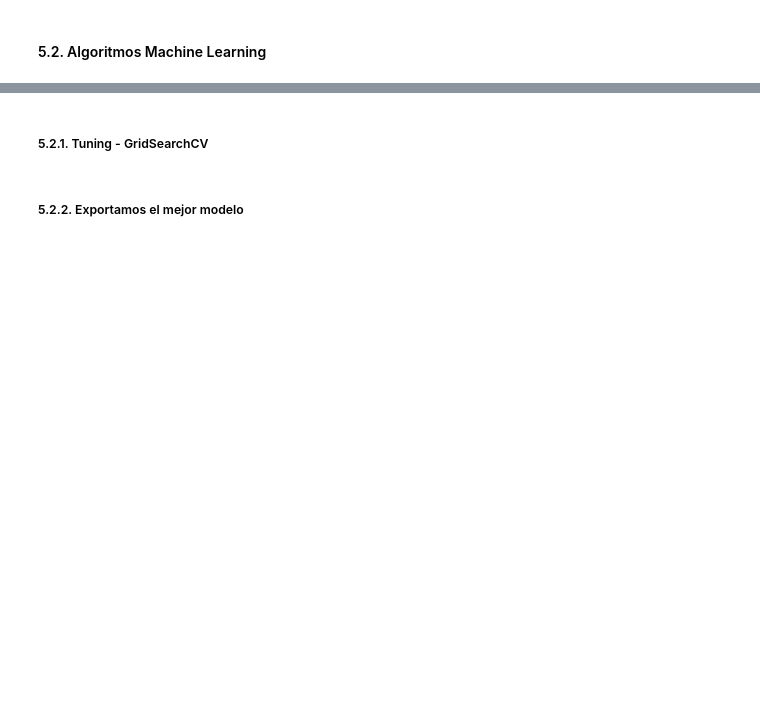
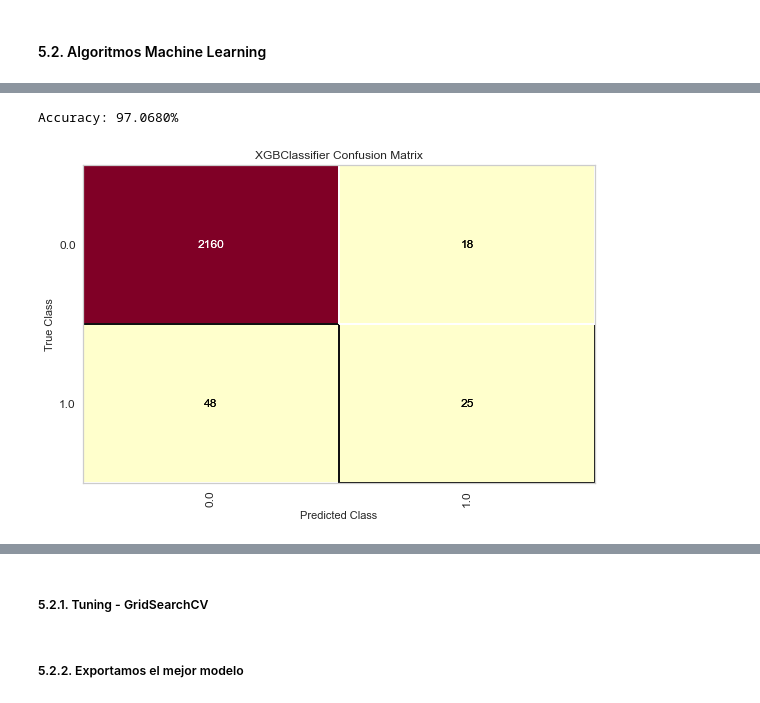
Before and after one commit to Project-ML-PUCP/BankruptcyTaiwan, a Jupyter notebook: 03. Codigo/03.4. Modeling - XGB.ipynb, the cells around one changed output, grey strips where cells are left out. Saved outputs shown, nothing was run; the diff lists cells and outputs as text; code cells hidden in the pictures; blank space fills up the shorter version.

```diff
--- a/03. Codigo/03.4. Modeling - XGB.ipynb
+++ b/03. Codigo/03.4. Modeling - XGB.ipynb
@@ -91,3 +135,11 @@ dataset_normalizado.head()
 ### **5. Modelamiento de Datos o Creación del Algoritmo de ML**
 # %% [markdown]
 #### 5.1. Particion Muestral
+# %%
+X = dataset_normalizado.drop('flag', axis = 1)
+y = dataset_normalizado.flag
+# %%
+X_train, X_test, y_train, y_test = train_test_split(X,
+                                                    y,
+                                                    stratify = y,
+                                                    test_size = 0.33)
@@ -94,2 +176,6 @@ dataset_normalizado.head()
 # %% [markdown]
 #### 5.2. Algoritmos Machine Learning
+# %%
+model_XGB = XGBClassifier(n_estimators=80, n_jobs=-1, max_depth=6)
+# %%
+model_XGB.fit(X_train, y_train)
@@ -95,0 +192,17 @@ dataset_normalizado.head()
+# %%
+y_pred = model_XGB.predict(X_test)
+# predictions = [round(value) for value in y_pred]
+predictions = y_pred
+accuracy = accuracy_score(y_test, predictions)
+print("Accuracy: %.4f%%" % (accuracy * 100.0))
+# %% [output]
+Accuracy: 97.0680%
+# %%
+viz = ConfusionMatrix(model_XGB)
+# viz.fit(X_train, y_train)
+#viz.score(X_train, y_train)
+viz.score(X_test, y_test)
+viz.draw()
+viz.finalize()
+# %% [output]
+[figure, added]
```
Also changed, not shown: parts of 16 cells of this notebook, 2 other files.
